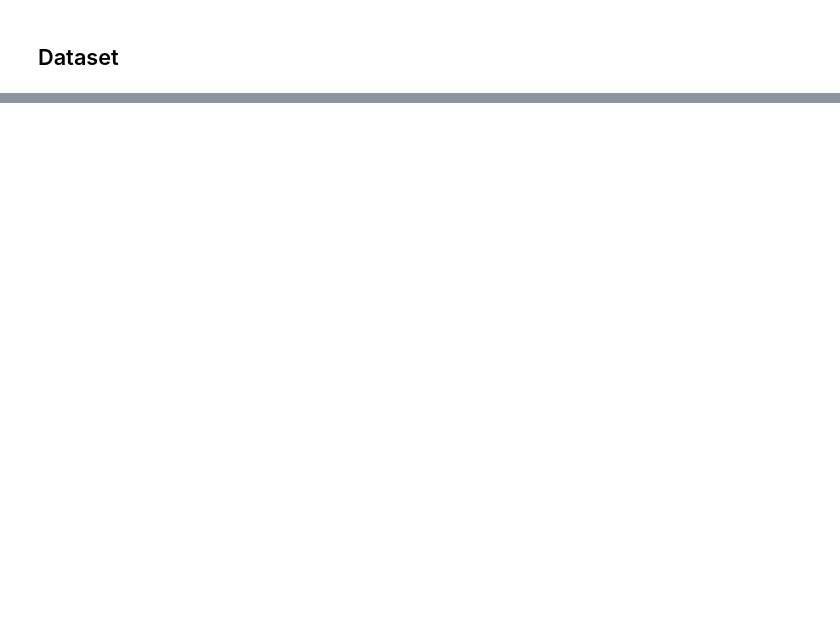
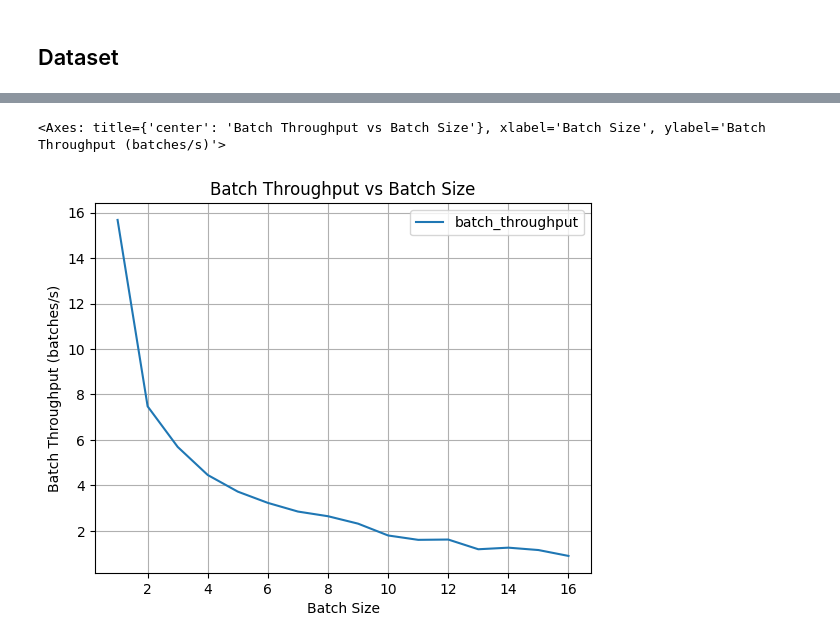
Before and after one commit to liu-qilong/urssm-replicate, a Jupyter notebook: notebook/prototype/urssm-vectorized.ipynb, the cells around one changed output, grey strips where cells are left out. Cells and saved outputs as stored; diff of their text form; code cells hidden in the pictures; blank space fills up the shorter version.

```diff
--- a/notebook/prototype/urssm-vectorized.ipynb
+++ b/notebook/prototype/urssm-vectorized.ipynb
@@ -57,0 +161,11 @@ import torch.nn.functional as F
+# %%
+df['batch_throughput'].plot(
+    title='Batch Throughput vs Batch Size',
+    xlabel='Batch Size',
+    ylabel='Batch Throughput (batches/s)',
+    grid=True,
+    legend=True
+)
+# %% [output]
+<Axes: title={'center': 'Batch Throughput vs Batch Size'}, xlabel='Batch Size', ylabel='Batch Throughput (batches/s)'>
+[figure, added]
```
Also changed, not shown: parts of 11 cells of this notebook, 14 other files.
